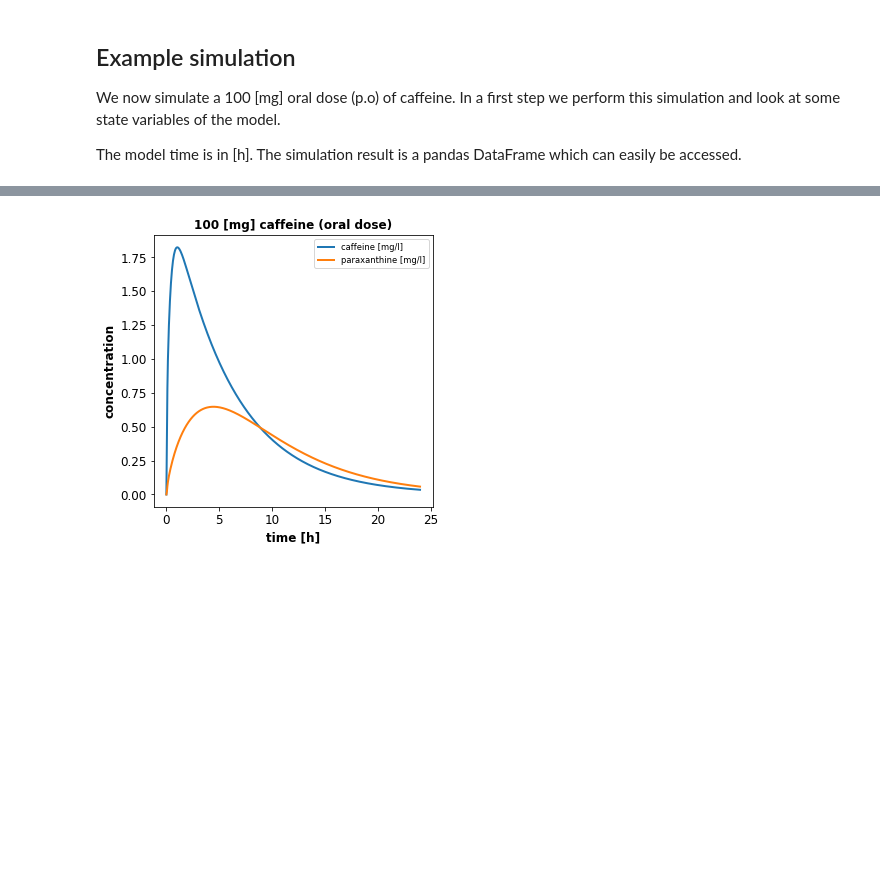
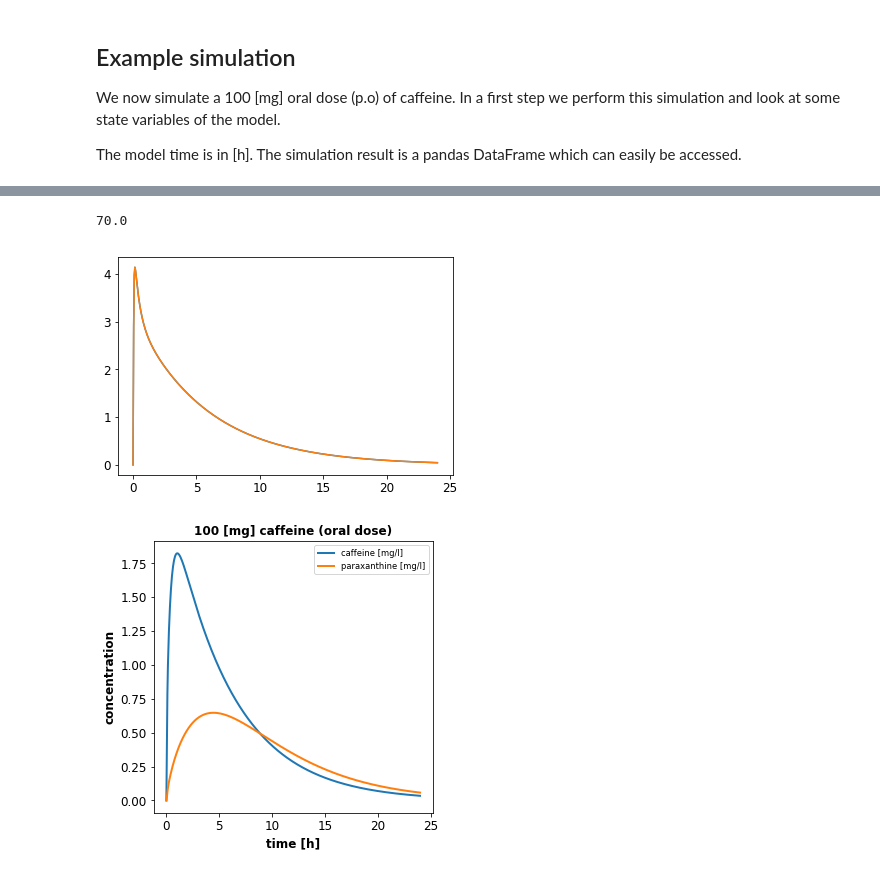
Before and after one commit to matthiaskoenig/pkpd-course, a Jupyter notebook: notebooks/pkpd-tutorial.ipynb, the cells around one changed output, grey strips where cells are left out. Cells and saved outputs as stored; diff of their text form; code cells hidden in the pictures; blank space fills up the shorter version.

```diff
--- a/notebooks/pkpd-tutorial.ipynb
+++ b/notebooks/pkpd-tutorial.ipynb
@@ -84,3 +93,13 @@ s = simulate(r, start=0, end=24, steps=500)
+# %%
+r.Vli
+r.BW
+# %% [output]
+70.0
+# %%
+plt.plot(s.time, s.Ali_caf)
+plt.show()
+# %% [output]
+[figure, added]
 # %%
 # plot venous caffeine & paraxanthine against time
 f1, ax1 = plt.subplots(1, 1, figsize=(5, 5))
```
Also changed, not shown: parts of 4 cells of this notebook.
